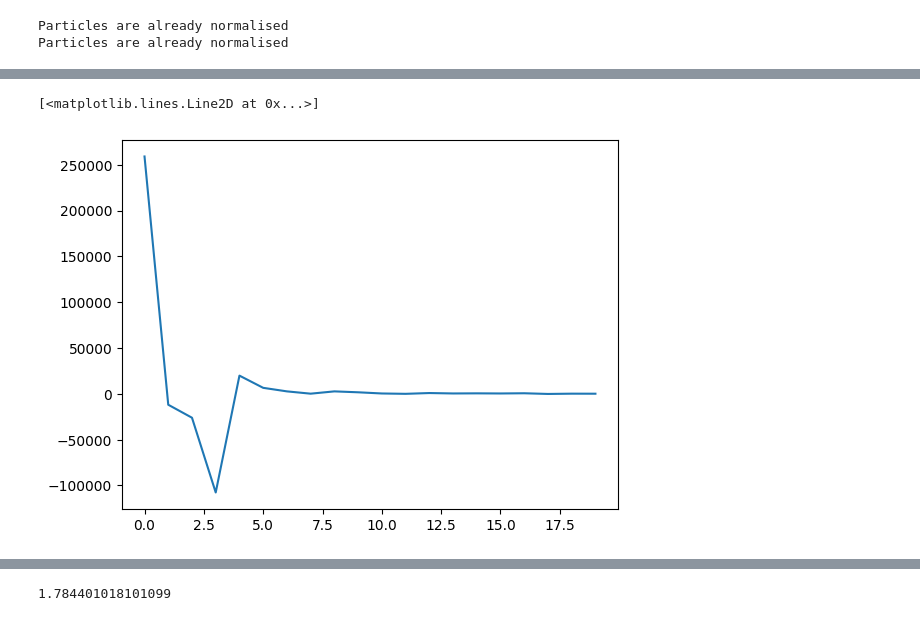
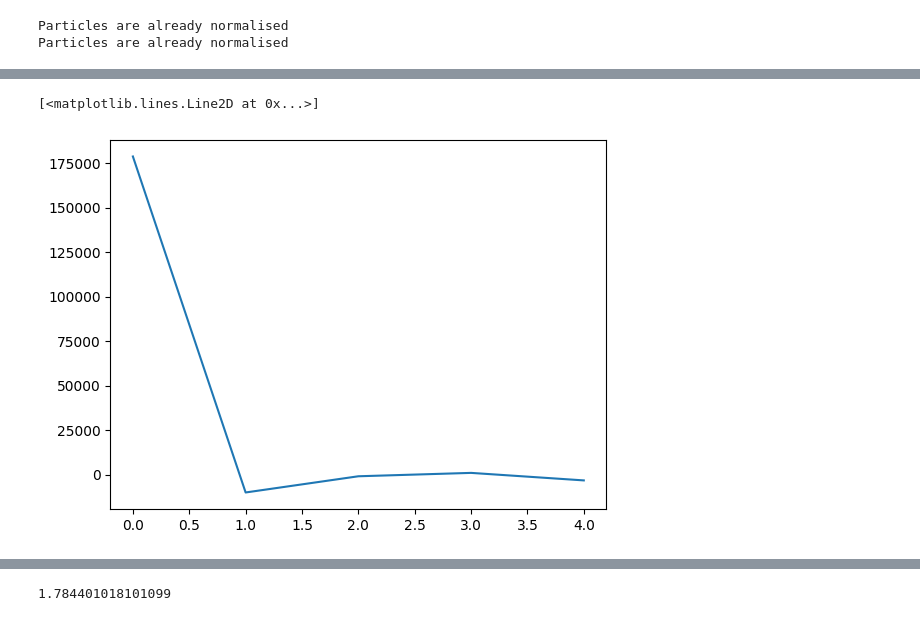
Before and after one commit to setupishe/PlasmaPython, a Jupyter notebook: results.ipynb, the cells around one changed output, grey strips where cells are left out. Drawn from its saved outputs; the diff is of its cells as text; code cells hidden in the pictures.

```diff
--- a/results.ipynb
+++ b/results.ipynb
@@ -132,6 +132,8 @@ n_range = (50, 150)
+# %%
+n_range = (21, 30)
 # %%
 N = np.sum(range_mask(electrons, n_range))
 # %%
 electrons_over_time = []
 # %%
-every_n_step = 1
+every_n_step = 500
@@ -139,0 +140,2 @@ rho_history = []
+# %%
+conc_history = []
@@ -147,15 +153,17 @@ for t in tqdm(range(n)):
         break
 
     nodes.rho *= 0
-    account_walls([electrons, ions], walls, SEE=see_dict, Energy=energy_dict)
+    nodes.conc_i *= 0
+    nodes.conc_e *= 0
+    account_walls([electrons, ions], walls, Energy=energy_dict)
     electrons_over_time.append(electrons.n_macro)
     get_rho(nodes, electrons)
     get_rho(nodes, ions)
     for wall in walls:
         for particles in wall.particles_lst:
             get_rho(nodes, particles)
-
-    rho_history.append(nodes.rho.copy())
+    conc = nodes.conc_e.copy()
+    conc_history.append(conc)
     calc_fields(nodes, h, epsilon)
     phi_over_time.append(nodes.phi.copy())
     E_over_time.append(nodes.E.copy())
@@ -175,5 +183,5 @@ for t in tqdm(range(n)):
         set_distr(ions, i_integral, h, tau, n_range)
 
     if flux and t % every_n_step == 0 and t != 0:
-        constant_flux(electrons, N, n_range)
+        constant_flux((ions, electrons), nodes, constant_conc, n_range)
 # %% [output]
@@ -198,10 +246,10 @@ plt.plot(central_phi)
 # %%
 phi_spectre = np.fft.rfft(central_phi)
 # %%
-plt.plot(phi_spectre[:20])
+plt.plot(phi_spectre[:5])
 # %% [output]
 [<matplotlib.lines.Line2D at 0x...>]
-[figure, old version]
+[figure, new version]
 # %%
 tmax = np.argmin(phi_spectre[0:20])
 # %%
```
Also changed, not shown: parts of 22 cells of this notebook, 2 other files.
